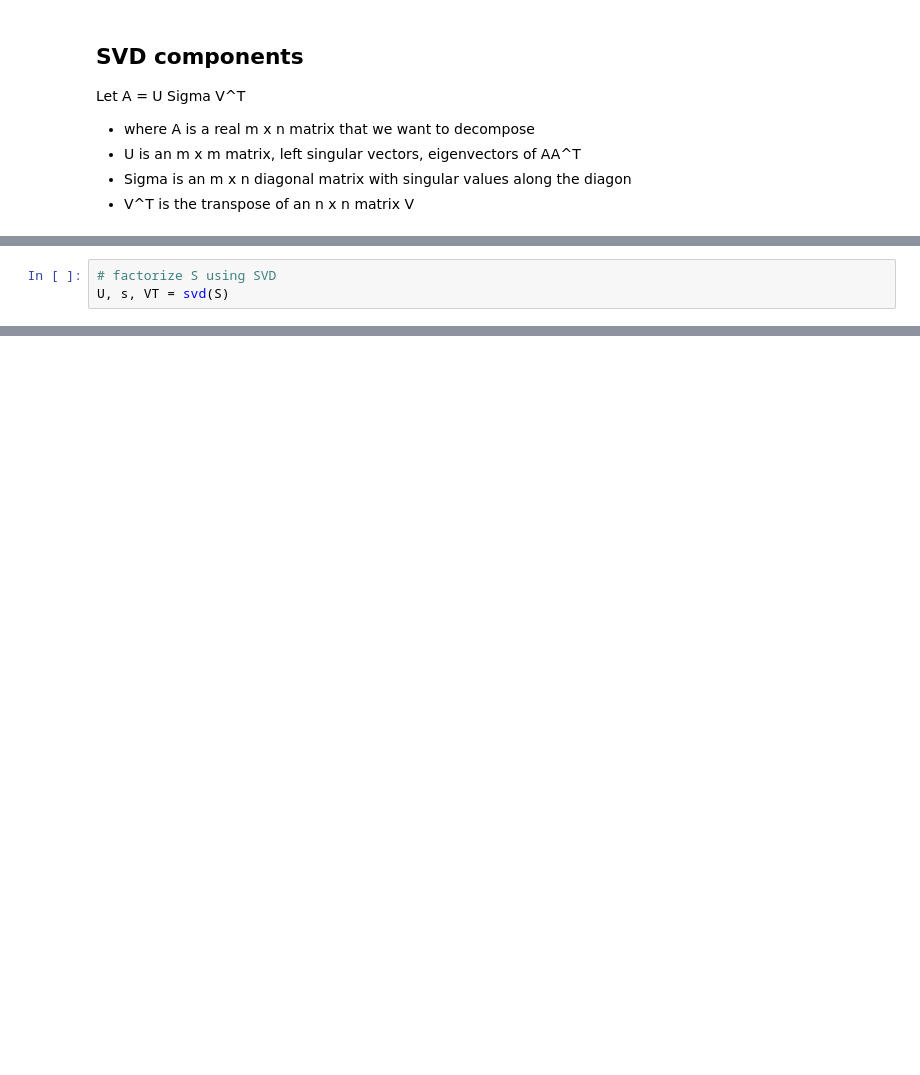
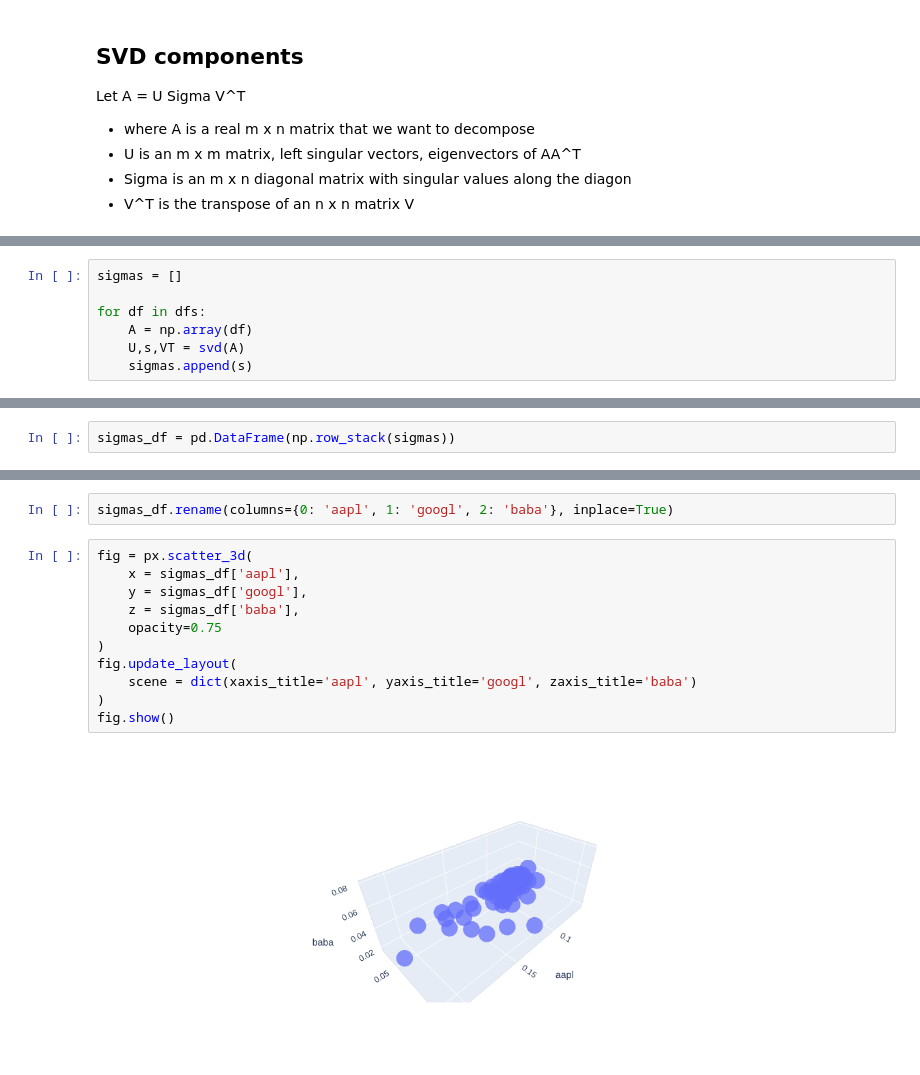
Before and after one commit to AndrewMarksArt/math389L_adv_big_data_analysis, a Jupyter notebook: homework/HW2_SVD.ipynb, the cells around one changed output, grey strips where cells are left out. Cells and saved outputs as stored; diff of their text form; blank space fills up the shorter version.

```diff
--- a/homework/HW2_SVD.ipynb
+++ b/homework/HW2_SVD.ipynb
@@ -193,3 +135,0 @@ S.shape
-# %%
-# factorize S using SVD
-U, s, VT = svd(S)
@@ -275,0 +136,7 @@ fig.show()
+# %%
+sigmas = []
+
+for df in dfs:
+    A = np.array(df)
+    U,s,VT = svd(A)
+    sigmas.append(s)
@@ -275,0 +151,2 @@ fig.show()
+# %%
+sigmas_df = pd.DataFrame(np.row_stack(sigmas))
@@ -275,0 +169,15 @@ fig.show()
+# %%
+sigmas_df.rename(columns={0: 'aapl', 1: 'googl', 2: 'baba'}, inplace=True)
+# %%
+fig = px.scatter_3d(
+    x = sigmas_df['aapl'],
+    y = sigmas_df['googl'],
+    z = sigmas_df['baba'],
+    opacity=0.75
+)
+fig.update_layout(
+    scene = dict(xaxis_title='aapl', yaxis_title='googl', zaxis_title='baba')
+)
+fig.show()
+# %% [output]
+[figure, added]
```
Also changed, not shown: parts of 31 cells of this notebook.
